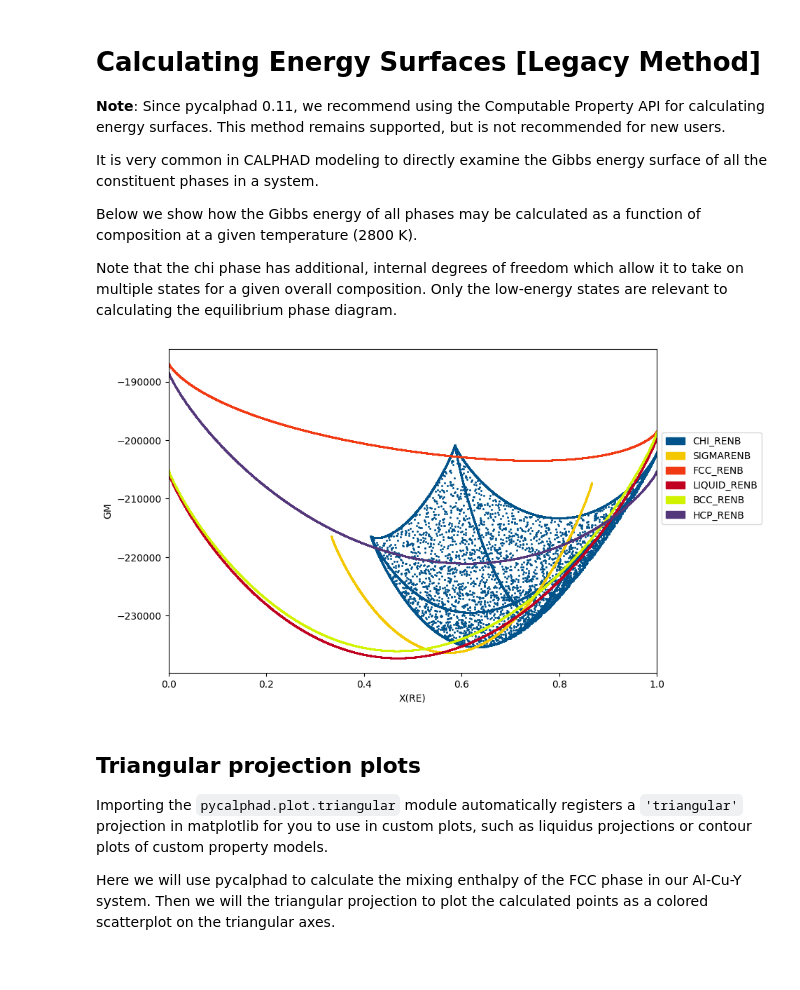
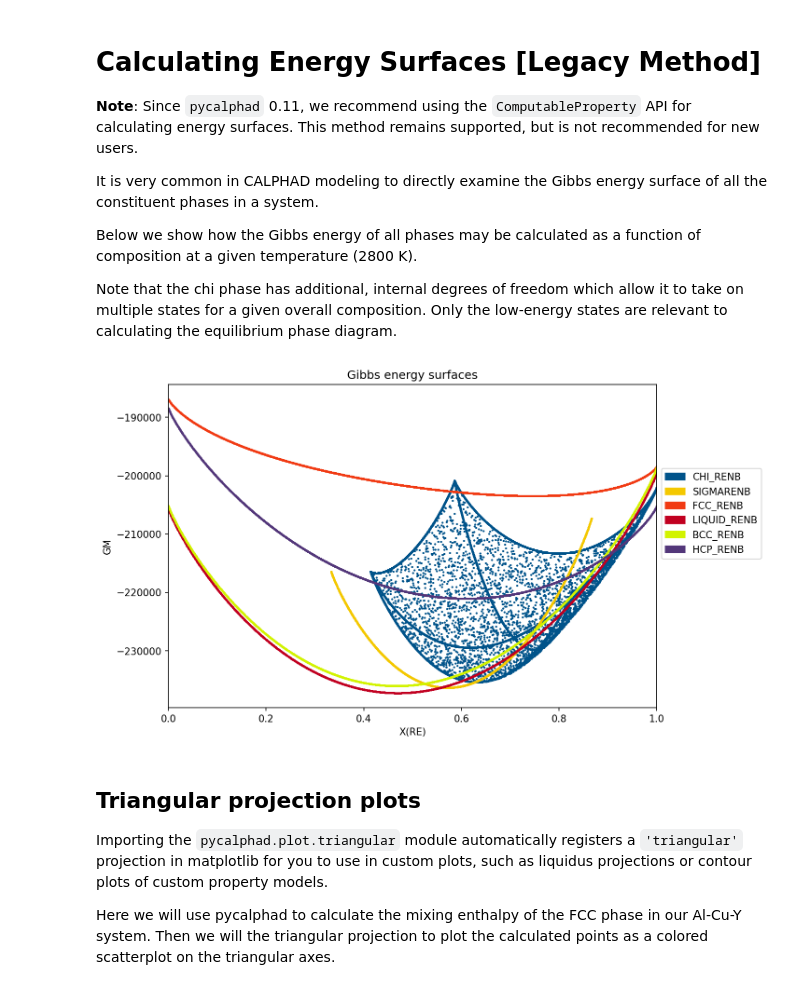
Before and after one commit to pycalphad/pycalphad, a Jupyter notebook: examples/LegacyEnergySurface.ipynb, the cells around one changed output. Saved outputs shown, nothing was run; the diff lists cells and outputs as text; code cells hidden in the pictures.

```diff
--- a/examples/LegacyEnergySurface.ipynb
+++ b/examples/LegacyEnergySurface.ipynb
@@ -1,7 +1,7 @@
 # %% [markdown]
 # Calculating Energy Surfaces [Legacy Method]
 
-**Note**: Since pycalphad 0.11, we recommend using the Computable Property API for calculating energy surfaces. This method remains supported, but is not recommended for new users.
+**Note**: Since `pycalphad` 0.11, we recommend using the `ComputableProperty` API for calculating energy surfaces. This method remains supported, but is not recommended for new users.
 
 It is very common in CALPHAD modeling to directly examine the Gibbs energy surface of all the constituent phases in a system.
 
@@ -12,33 +12,34 @@ overall composition. Only the low-energy states are relevant to calculating the
 # %%
 %matplotlib inline
 import matplotlib.pyplot as plt
-from pycalphad import Database, calculate, variables as v
+from pycalphad import Database, calculate
 from pycalphad.plot.utils import phase_legend
-import numpy as np
 
 # Load database and choose the phases that will be plotted
 db_nbre = Database('nbre_liu.tdb')
+components = ['NB', 'RE']
 my_phases_nbre = ['CHI_RENB', 'SIGMARENB', 'FCC_RENB', 'LIQUID_RENB', 'BCC_RENB', 'HCP_RENB']
 
 # Get the colors that map phase names to colors in the legend
 legend_handles, color_dict = phase_legend(my_phases_nbre)
 
 fig = plt.figure(figsize=(9,6), dpi=150)
 ax = fig.gca()
 
 # Loop over phases, calculate the Gibbs energy, and scatter plot GM vs. X(RE)
 for phase_name in my_phases_nbre:
-    result = calculate(db_nbre, ['NB', 'RE'], phase_name, N=1, P=101325, T=2800, output='GM')
+    result = calculate(db_nbre, components, phase_name, N=1, P=101325, T=2800, output='GM')
     ax.scatter(result.X.sel(component='RE'), result.GM, marker='.', s=5, color=color_dict[phase_name])
 
 # Format the plot
 ax.set_xlabel('X(RE)')
 ax.set_ylabel('GM')
-ax.set_xlim((0, 1))
+ax.set_xlim(0, 1)
+ax.set_title("Gibbs energy surfaces")
 ax.legend(handles=legend_handles, loc='center left', bbox_to_anchor=(1, 0.6))
 plt.show()
 # %% [output]
-[figure, old version]
+[figure, new version]
 # %% [markdown]
 ## Triangular projection plots
 
```
Also changed, not shown: parts of 1 cell of this notebook, 9 other files.
